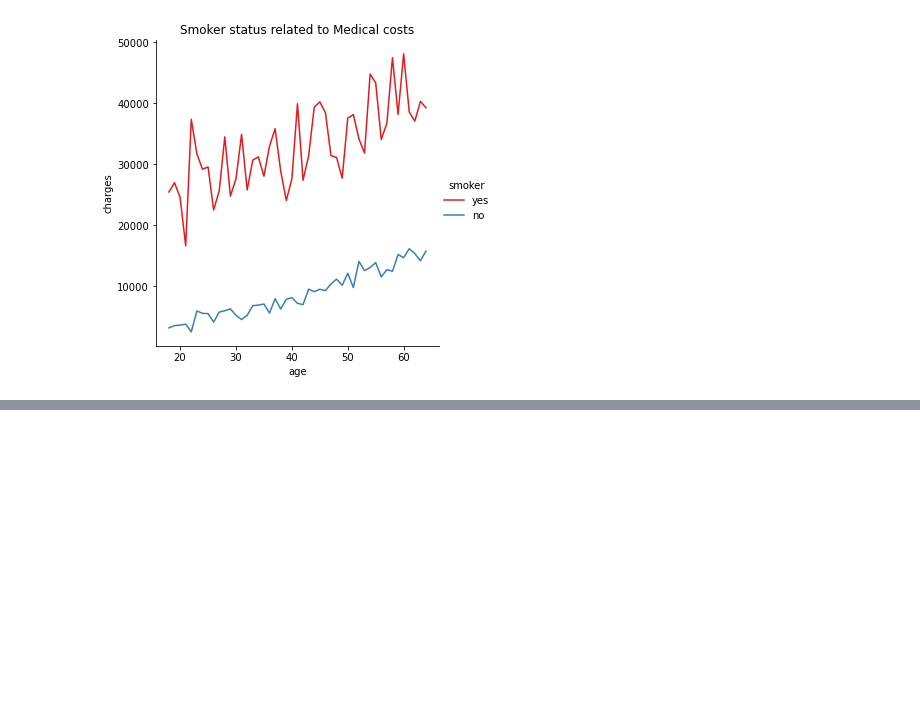
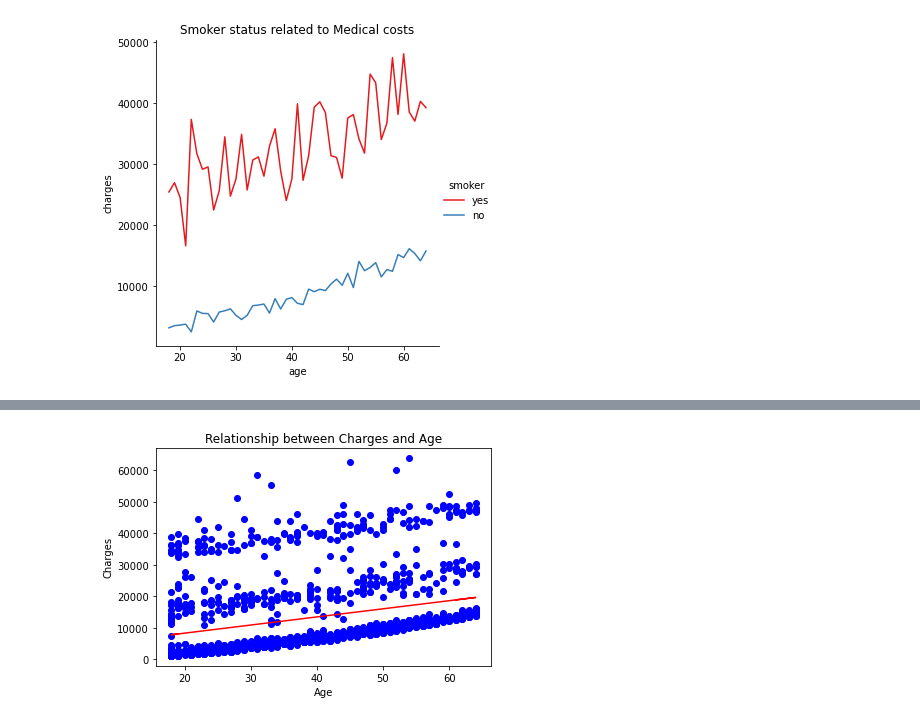
Before and after one commit to TJ-Mothokho/DataAnaylsis_Practical-Assessments, a Jupyter notebook: Medical_Costs_Case_Study-Practical_Assessment/MedicalCost_Practical_Assessment.ipynb, the cells around one changed output, grey strips where cells are left out. Cells and saved outputs as stored; diff of their text form; code cells hidden in the pictures; blank space fills up the shorter version.

```diff
--- a/Medical_Costs_Case_Study-Practical_Assessment/MedicalCost_Practical_Assessment.ipynb
+++ b/Medical_Costs_Case_Study-Practical_Assessment/MedicalCost_Practical_Assessment.ipynb
@@ -180,0 +235,13 @@ Text(0.5, 1.0, 'Smoker status related to Medical costs')
+# %%
+# Predict charges based on age
+insurance['predicted_charges'] = model.predict(X)
+# %%
+# Plot the data and the regression line
+plt.scatter(insurance['age'], insurance['charges'], color='blue', label='Actual Charges')
+plt.plot(insurance['age'], insurance['predicted_charges'], color='red', label='Regression Line')
+plt.xlabel('Age')
+plt.ylabel('Charges')
+plt.title('Relationship between Charges and Age')
+plt.show()
+# %% [output]
+[figure, added]
```
Also changed, not shown: parts of 9 cells of this notebook.
